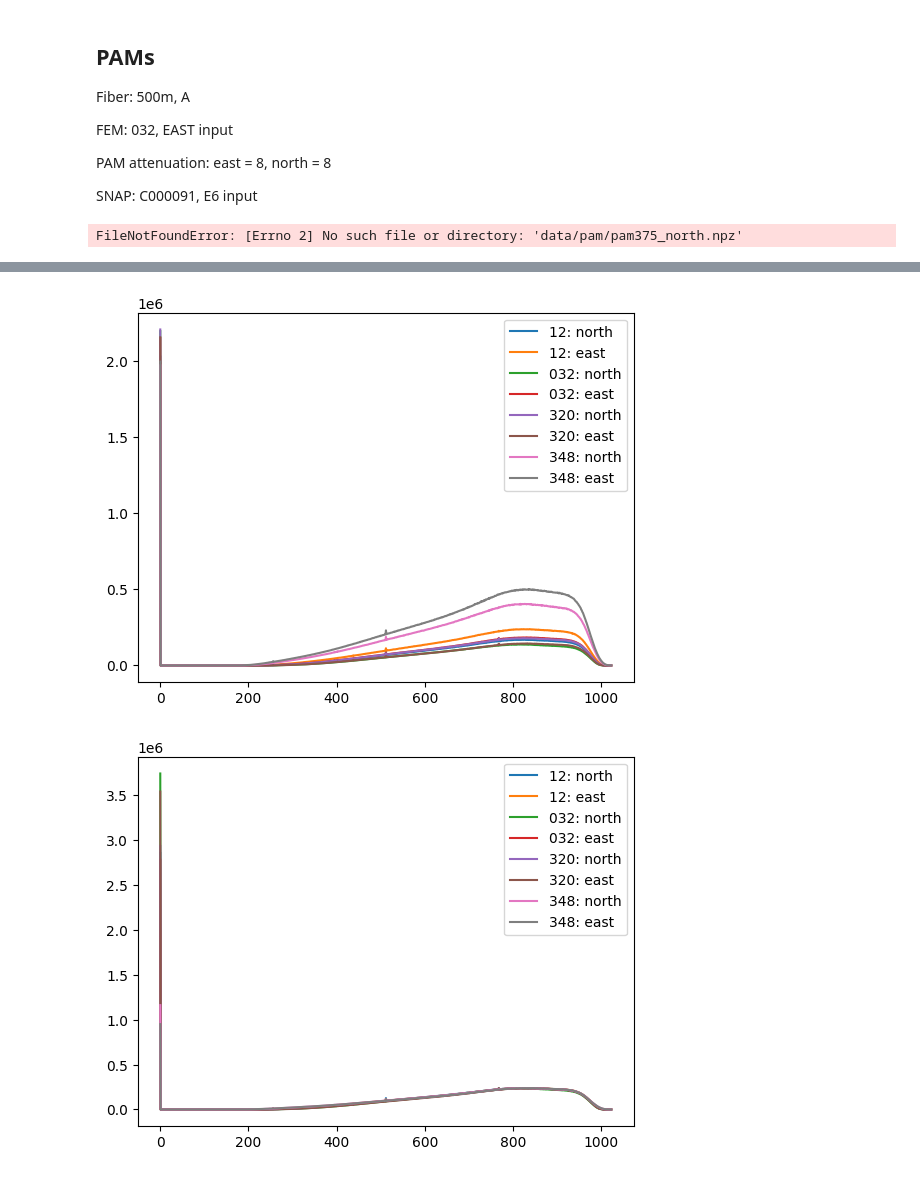
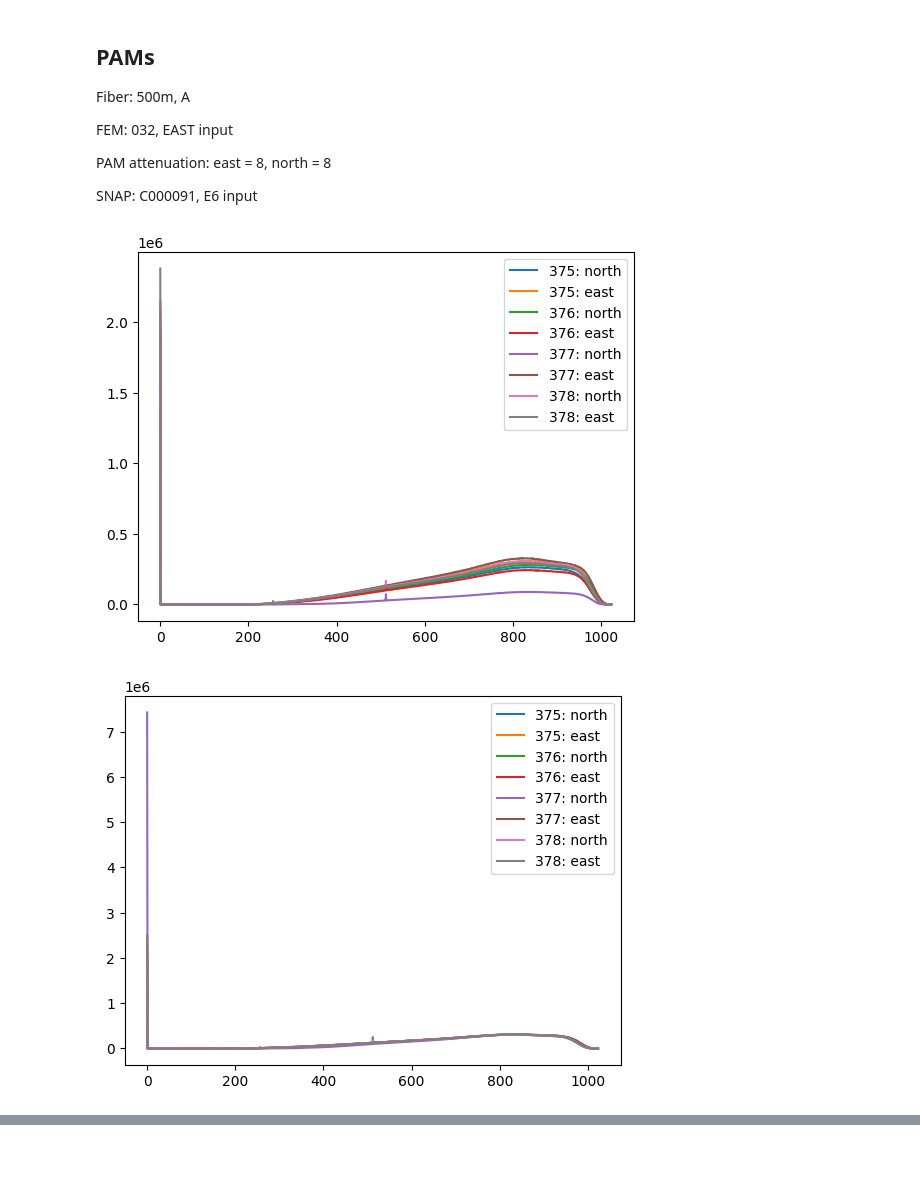
Before and after one commit to EIGSEP/eigsep_corr, a Jupyter notebook: gain_calibration/gain_calibration.ipynb, the cells around one changed output, grey strips where cells are left out. Drawn from its saved outputs; the diff is of its cells as text; code cells hidden in the pictures.

```diff
--- a/gain_calibration/gain_calibration.ipynb
+++ b/gain_calibration/gain_calibration.ipynb
@@ -89,8 +111,10 @@ SNAP: C000091, E6 input
 # %%
 PAMS = ["375", "376", "377", "378"]
 pam_data, pam_norm = all_data(PAMS, "pam")
 
 plot_data(pam_data, PAMS)
 plot_norm(pam_norm, PAMS, get_max(pam_data["375"]["east"]))
+plot_noise(pam_data, PAMS)
 # %% [output]
-FileNotFoundError: [Errno 2] No such file or directory: 'data/pam/pam375_north.npz'
+[figure, added]
+[figure, added]
@@ -120,21 +121,0 @@ east_12_normalized = peak_normalized_data["12"][1]
-# %%
-plt.figure()
-for fem_id in FEMS:
-    d = data[fem_id]
-    plt.plot(d[0], label=f"{fem_id}: north")
-    plt.plot(d[1], label=f"{fem_id}: east")
-plt.legend()
-plt.show()
-# %% [output]
-[figure, removed]
-# %%
-plt.figure()
-for fem_id in FEMS:
-    d = peak_normalized_data[fem_id]
-    plt.plot(d[0] * east_12_max, label=f"{fem_id}: north")
-    plt.plot(d[1] * east_12_max, label=f"{fem_id}: east")
-plt.legend()
-#plt.ylim(0, 1e6)
-plt.show()
-# %% [output]
-[figure, removed]
```
Also changed, not shown: parts of 15 cells of this notebook.
